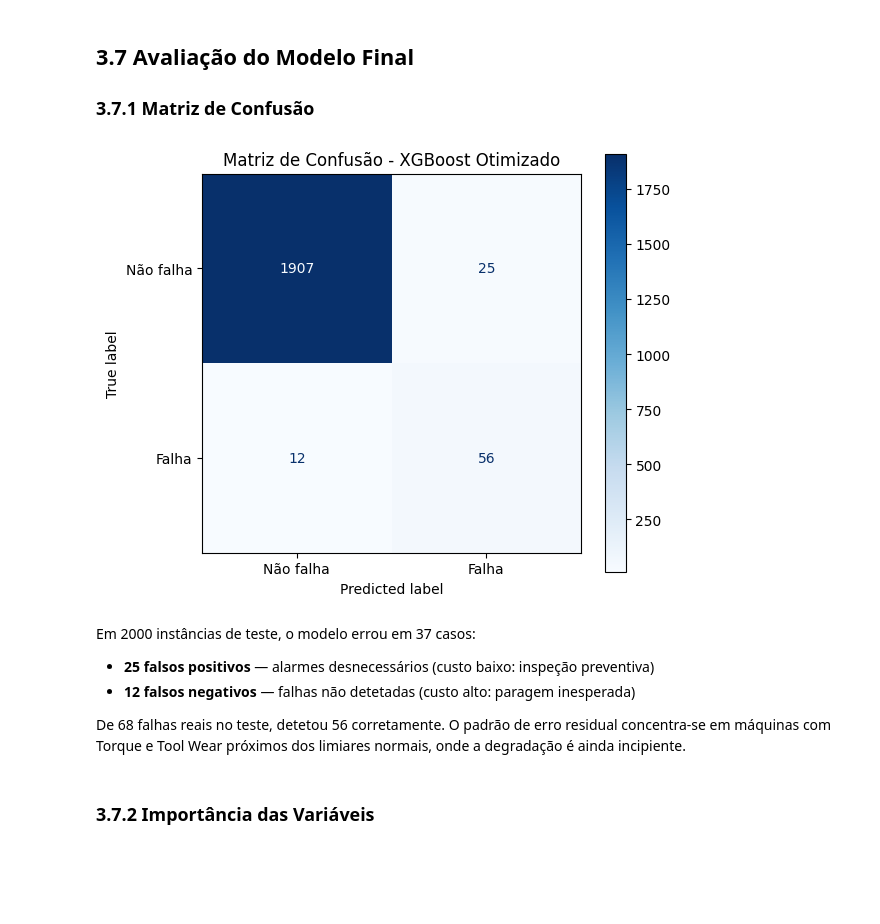
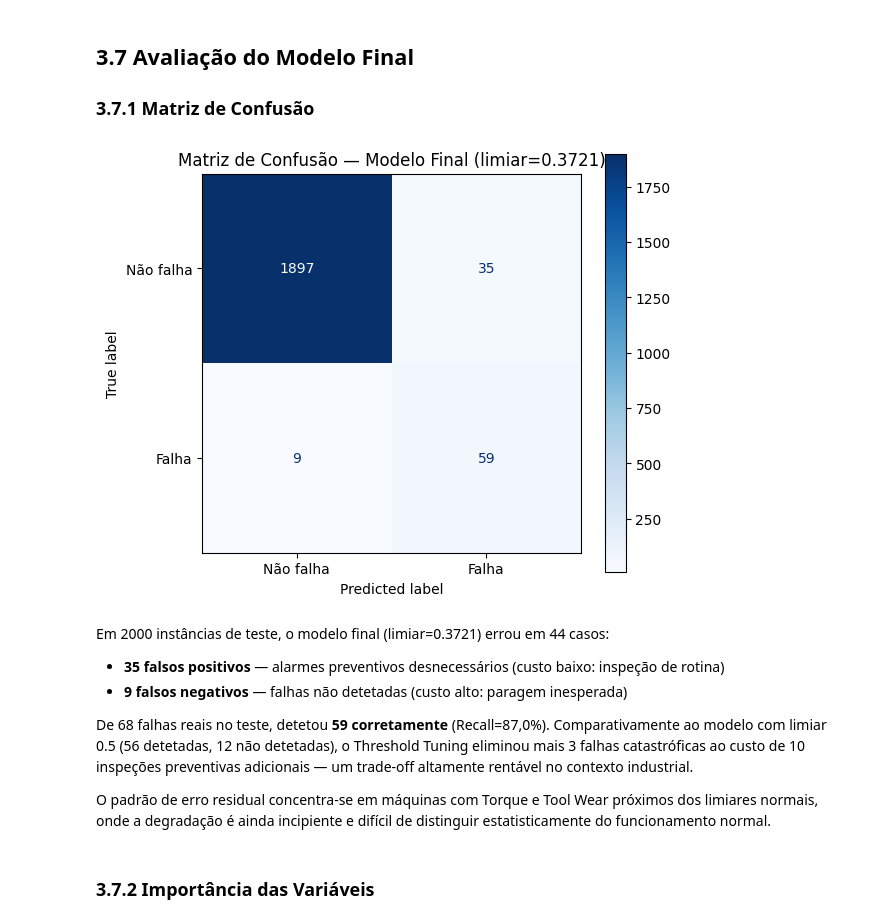
Before and after one commit to afonsornfonseca/Predictive-Maintenance, a Jupyter notebook: notebooks/milestone3.ipynb, the cells around one changed output. Cells and saved outputs as stored; diff of their text form; code cells hidden in the pictures; blank space fills up the shorter version.

```diff
--- a/notebooks/milestone3.ipynb
+++ b/notebooks/milestone3.ipynb
@@ -31,5 +31,5 @@
 # %%
-caminho = '/kaggle/input/datasets/afonsornfonseca/ai4i-2020-predictive-maintenance/ai4i2020.csv'
+caminho = '/kaggle/input/private-dataset/ai4i2020.csv'
 
 df = pd.read_csv(caminho)
 
@@ -1163,0 +1181,23 @@ Desvio Padrão: ± 0.0227
+# %%
+from sklearn.metrics import precision_recall_curve, fbeta_score
+import numpy as np
+
+y_probs = best_xgb.predict_proba(X_test_xgb)[:, 1]
+
+precision_curve, recall_curve, thresholds_curve = precision_recall_curve(y_test, y_probs)
+
+f2_scores = []
+for p, r in zip(precision_curve, recall_curve):
+    denom = (4 * p + r)
+    f2 = (5 * p * r) / denom if denom > 0 else 0
+    f2_scores.append(f2)
+
+f2_scores = np.array(f2_scores)
+
+best_idx = np.argmax(f2_scores)
+best_threshold = thresholds_curve[best_idx]
+
+print(f"Limiar ótimo (F2-Score máximo): {best_threshold:.4f}")
+print(f"F2-Score no limiar ótimo:       {f2_scores[best_idx]:.4f}")
+print(f"Precision nesse ponto:          {precision_curve[best_idx]:.4f}")
+print(f"Recall nesse ponto:             {recall_curve[best_idx]:.4f}")
@@ -1184,0 +1330,5 @@ final_model = best_xgb
+# %%
+final_model = best_xgb
+
+print(f"Modelo final: {type(final_model).__name__}")
+print(f"Limiar de decisão final: {FINAL_THRESHOLD:.4f}")
@@ -1189,29 +1354,32 @@ final_model = best_xgb
 # %%
 from sklearn.metrics import confusion_matrix, ConfusionMatrixDisplay
 import matplotlib.pyplot as plt
 
-y_pred_final = final_model.predict(X_test_xgb)
+# Previsões com o limiar ajustado (FINAL_THRESHOLD = 0.3721)
+y_prob_final = final_model.predict_proba(X_test_xgb)[:, 1]
+y_pred_final = (y_prob_final >= FINAL_THRESHOLD).astype(int)
 
 cm = confusion_matrix(y_test, y_pred_final)
 
 fig, ax = plt.subplots(figsize=(6, 5))
 disp = ConfusionMatrixDisplay(confusion_matrix=cm, display_labels=["Não falha", "Falha"])
 disp.plot(ax=ax, cmap="Blues", values_format="d")
 
-plt.title("Matriz de Confusão - XGBoost Otimizado")
+plt.title(f"Matriz de Confusão — Modelo Final (limiar={FINAL_THRESHOLD:.4f})")
 plt.tight_layout()
 
-plt.savefig("/kaggle/working/reports/figures/matriz_confusao.png", dpi=300, bbox_inches="tight")
 
 plt.show()
 # %% [output]
-[figure, old version]
+[figure, new version]
 # %% [markdown]
-Em 2000 instâncias de teste, o modelo errou em 37 casos:
-- **25 falsos positivos** — alarmes desnecessários (custo baixo: inspeção preventiva)
-- **12 falsos negativos** — falhas não detetadas (custo alto: paragem inesperada)
+Em 2000 instâncias de teste, o modelo final (limiar=0.3721) errou em 44 casos:
+- **35 falsos positivos** — alarmes preventivos desnecessários (custo baixo: inspeção de rotina)
+- **9 falsos negativos** — falhas não detetadas (custo alto: paragem inesperada)
 
-De 68 falhas reais no teste, detetou 56 corretamente. O padrão de erro residual concentra-se em máquinas com Torque e Tool Wear próximos dos limiares normais, onde a degradação é ainda incipiente.
+De 68 falhas reais no teste, detetou **59 corretamente** (Recall=87,0%). Comparativamente ao modelo com limiar 0.5 (56 detetadas, 12 não detetadas), o Threshold Tuning eliminou mais 3 falhas catastróficas ao custo de 10 inspeções preventivas adicionais — um trade-off altamente rentável no contexto industrial.
+
+O padrão de erro residual concentra-se em máquinas com Torque e Tool Wear próximos dos limiares normais, onde a degradação é ainda incipiente e difícil de distinguir estatisticamente do funcionamento normal.
 # %% [markdown]
 ### 3.7.2 Importância das Variáveis
 # %%
```
Also changed, not shown: parts of 19 cells of this notebook.
